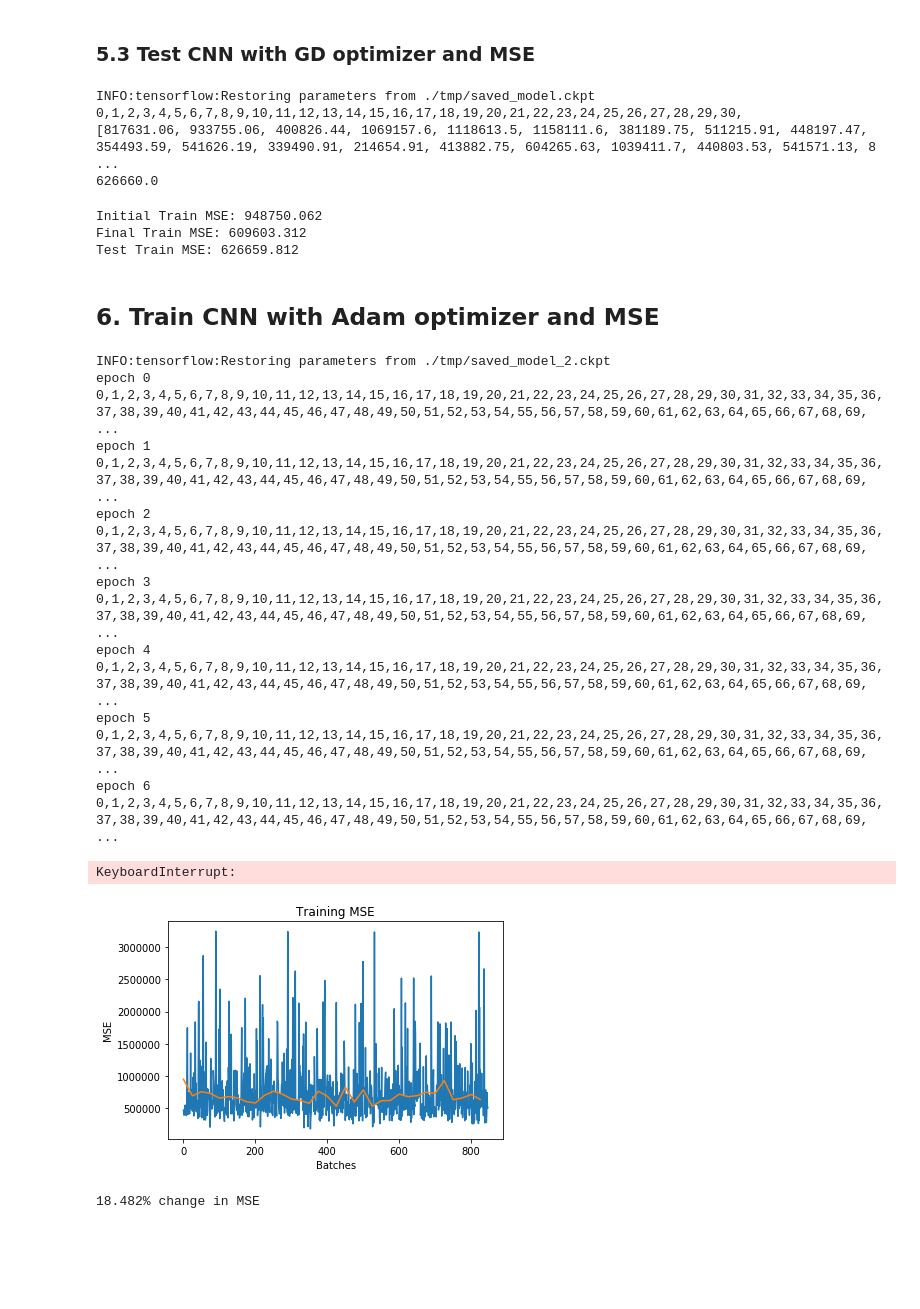
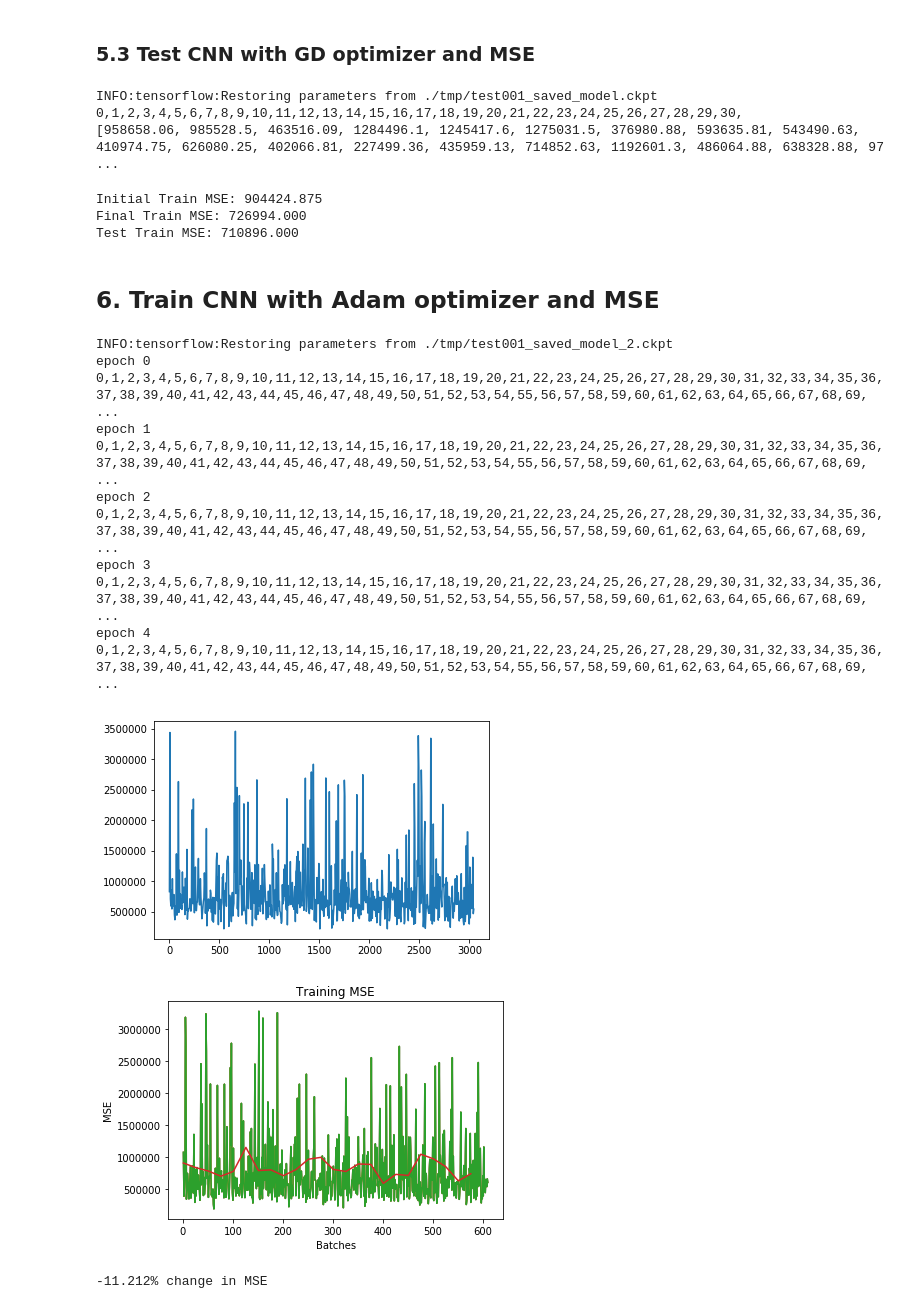
Before and after one commit to davidbzhao/ImageToCrime, a Jupyter notebook: crime_cnn.ipynb, the cells around one changed output. Cells and saved outputs as stored; diff of their text form; code cells hidden in the pictures; blank space fills up the shorter version.

```diff
--- a/crime_cnn.ipynb
+++ b/crime_cnn.ipynb
@@ -175,7 +175,7 @@ W_d2 = weight_variable([512, 1])
 b_d2 = bias_variable([1])
 
 # Output
-y_pred = tf.matmul(h_d1_drop, W_d2) + b_d2
+y_pred = tf.abs(tf.matmul(h_d1_drop, W_d2) + b_d2)
 # %% [markdown]
 ## 4. Partition data
 ### 4.1 Retrieve data from database
@@ -247,12 +247,12 @@ with tf.device('/device:CPU:0'):
     saver = tf.train.Saver()
 # %%
 costs = []
-num_epochs = 25
+num_epochs = 5
 config = tf.ConfigProto(log_device_placement=True)
 config.gpu_options.allow_growth = True
 with tf.Session(config=config) as sess:
     try:
-        saver.restore(sess, './tmp/saved_model.ckpt')
+        saver.restore(sess, './tmp/test001_saved_model.ckpt')
     except Exception:
         sess.run(init)
     for n in range(num_epochs):
@@ -273,7 +273,7 @@ with tf.Session(config=config) as sess:
                 keep_prob: 1
             }))
         print(' | %7.2f' % (costs[-1]))
-        saver.save(sess, './tmp/saved_model.ckpt')
+        saver.save(sess, './tmp/test001_saved_model.ckpt')
 plt.plot(np.arange(len(costs))*5, costs)
 plt.show()
 # %% [output]
@@ -322,7 +318,7 @@ test_costs = []
 config = tf.ConfigProto(log_device_placement=True)
 config.gpu_options.allow_growth = True
 with tf.Session(config=config) as sess:
-    saver.restore(sess, './tmp/saved_model.ckpt')
+    saver.restore(sess, './tmp/test001_saved_model.ckpt')
     for b in range(len(test_X) // 50 + 1):
         print(b, end=',')
         batch_X = test_X[b*50:(b+1)*50]
@@ -336,18 +332,17 @@ with tf.Session(config=config) as sess:
 print(test_costs)
 test_mse = np.average(test_costs)
 # %% [output]
-INFO:tensorflow:Restoring parameters from ./tmp/saved_model.ckpt
+INFO:tensorflow:Restoring parameters from ./tmp/test001_saved_model.ckpt
 0,1,2,3,4,5,6,7,8,9,10,11,12,13,14,15,16,17,18,19,20,21,22,23,24,25,26,27,28,29,30,
-[817631.06, 933755.06, 400826.44, 1069157.6, 1118613.5, 1158111.6, 381189.75, 511215.91, 448197.47, 354493.59, 541626.19, 339490.91, 214654.91, 413882.75, 604265.63, 1039411.7, 440803.53, 541571.13, 8 ...
-626660.0
+[958658.06, 985528.5, 463516.09, 1284496.1, 1245417.6, 1275031.5, 376980.88, 593635.81, 543490.63, 410974.75, 626080.25, 402066.81, 227499.36, 435959.13, 714852.63, 1192601.3, 486064.88, 638328.88, 97 ...
 # %%
 print('Initial Train MSE: %6.3f' % initial_train_mse)
 print('Final Train MSE: %6.3f' % final_train_mse)
 print('Test Train MSE: %6.3f' % test_mse)
 # %% [output]
-Initial Train MSE: 948750.062
-Final Train MSE: 609603.312
-Test Train MSE: 626659.812
+Initial Train MSE: 904424.875
+Final Train MSE: 726994.000
+Test Train MSE: 710896.000
 # %% [markdown]
 ## 6. Train CNN with Adam optimizer and MSE
 # %%
@@ -358,12 +353,12 @@ with tf.device('/device:CPU:0'):
     saver = tf.train.Saver()
 # %%
 costs_2 = []
-num_epochs_2 = 25
+num_epochs_2 = 5
 config = tf.ConfigProto(log_device_placement=True)
 config.gpu_options.allow_growth = True
 with tf.Session(config=config) as sess:
     try:
-        saver.restore(sess, './tmp/saved_model_2.ckpt')
+        saver.restore(sess, './tmp/test001_saved_model_2.ckpt')
     except Exception:
         sess.run(init)
     for n in range(num_epochs_2):
@@ -384,11 +379,11 @@ with tf.Session(config=config) as sess:
                 keep_prob: 1
             }))
         print(' | %7.2f' % (costs[-1]))
-        saver.save(sess, './tmp/saved_model_2.ckpt')
+        saver.save(sess, './tmp/test001_saved_model_2.ckpt')
 plt.plot(np.arange(len(costs))*5, costs)
 plt.show()
 # %% [output]
-INFO:tensorflow:Restoring parameters from ./tmp/saved_model_2.ckpt
+INFO:tensorflow:Restoring parameters from ./tmp/test001_saved_model_2.ckpt
 epoch 0
 0,1,2,3,4,5,6,7,8,9,10,11,12,13,14,15,16,17,18,19,20,21,22,23,24,25,26,27,28,29,30,31,32,33,34,35,36,37,38,39,40,41,42,43,44,45,46,47,48,49,50,51,52,53,54,55,56,57,58,59,60,61,62,63,64,65,66,67,68,69, ...
 epoch 1
@@ -399,29 +394,25 @@ epoch 3
 0,1,2,3,4,5,6,7,8,9,10,11,12,13,14,15,16,17,18,19,20,21,22,23,24,25,26,27,28,29,30,31,32,33,34,35,36,37,38,39,40,41,42,43,44,45,46,47,48,49,50,51,52,53,54,55,56,57,58,59,60,61,62,63,64,65,66,67,68,69, ...
 epoch 4
 0,1,2,3,4,5,6,7,8,9,10,11,12,13,14,15,16,17,18,19,20,21,22,23,24,25,26,27,28,29,30,31,32,33,34,35,36,37,38,39,40,41,42,43,44,45,46,47,48,49,50,51,52,53,54,55,56,57,58,59,60,61,62,63,64,65,66,67,68,69, ...
-epoch 5
-0,1,2,3,4,5,6,7,8,9,10,11,12,13,14,15,16,17,18,19,20,21,22,23,24,25,26,27,28,29,30,31,32,33,34,35,36,37,38,39,40,41,42,43,44,45,46,47,48,49,50,51,52,53,54,55,56,57,58,59,60,61,62,63,64,65,66,67,68,69, ...
-epoch 6
-0,1,2,3,4,5,6,7,8,9,10,11,12,13,14,15,16,17,18,19,20,21,22,23,24,25,26,27,28,29,30,31,32,33,34,35,36,37,38,39,40,41,42,43,44,45,46,47,48,49,50,51,52,53,54,55,56,57,58,59,60,61,62,63,64,65,66,67,68,69, ...
-KeyboardInterrupt:
+[figure, added]
 # %%
 average_batch_size = 25
 avg_train_2_costs = []
 for n in range(len(costs) // average_batch_size):
     avg_train_2_costs.append(np.average(costs[n*average_batch_size:(n+1)*average_batch_size]))
 
 plt.plot(np.arange(1,len(costs_2)+1), costs_2)
-plt.plot(np.arange(1,len(costs_2),average_batch_size), avg_train_2_costs)
+plt.plot(np.arange(1,len(costs_2)-average_batch_size,average_batch_size), avg_train_2_costs)
 plt.title('Training MSE')
 plt.ylabel('MSE')
 plt.xlabel('Batches')
 plt.show()
 initial_train_2_mse = np.average(costs_2[:25])
 final_train_2_mse = np.average(costs_2[-25:])
 print('%2.3f%% change in MSE' % (100*(final_train_2_mse - initial_train_2_mse) / initial_train_2_mse))
 # %% [output]
-[figure, old version]
+[figure, new version]
-18.482% change in MSE
+-11.212% change in MSE
 # %%
 test_costs_2 = []
 config = tf.ConfigProto(log_device_placement=True)
```
Also changed, not shown: parts of 4 cells of this notebook.
